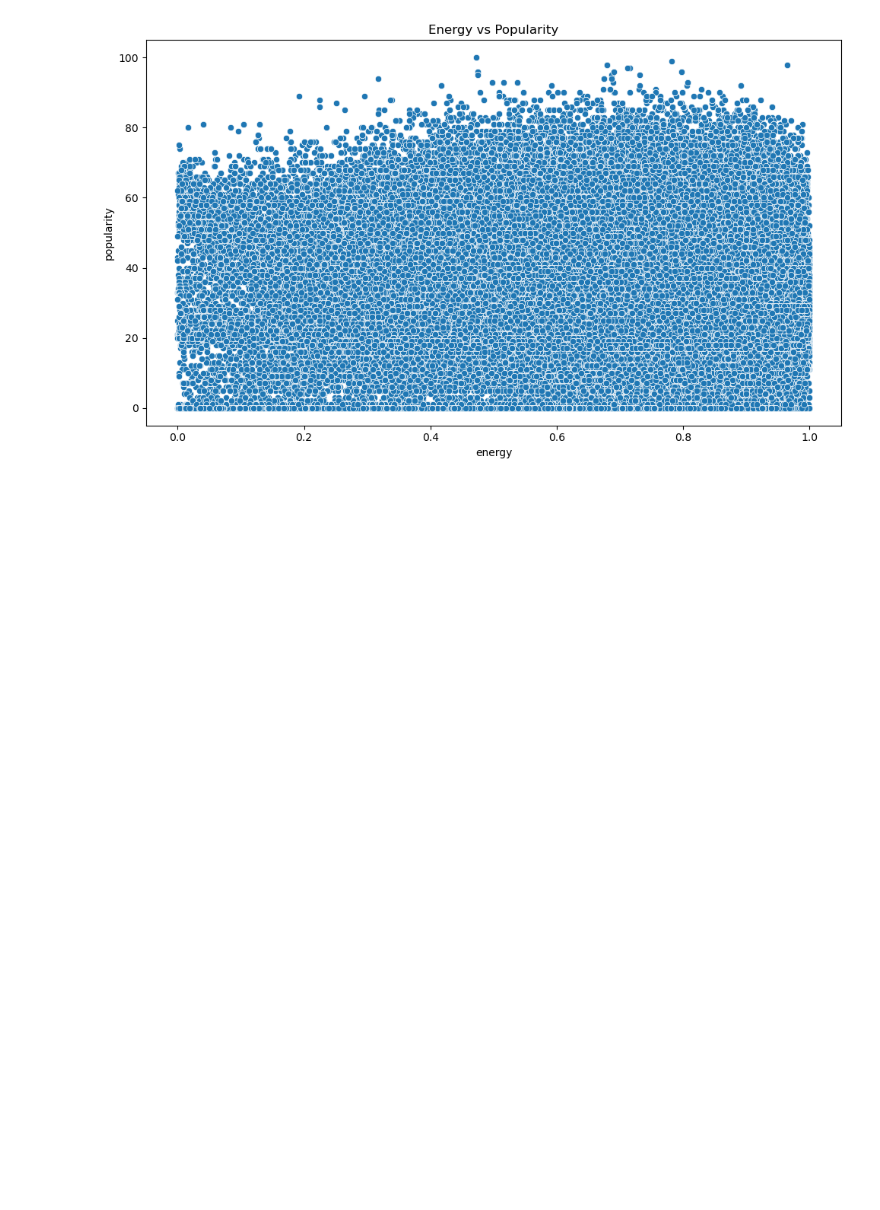
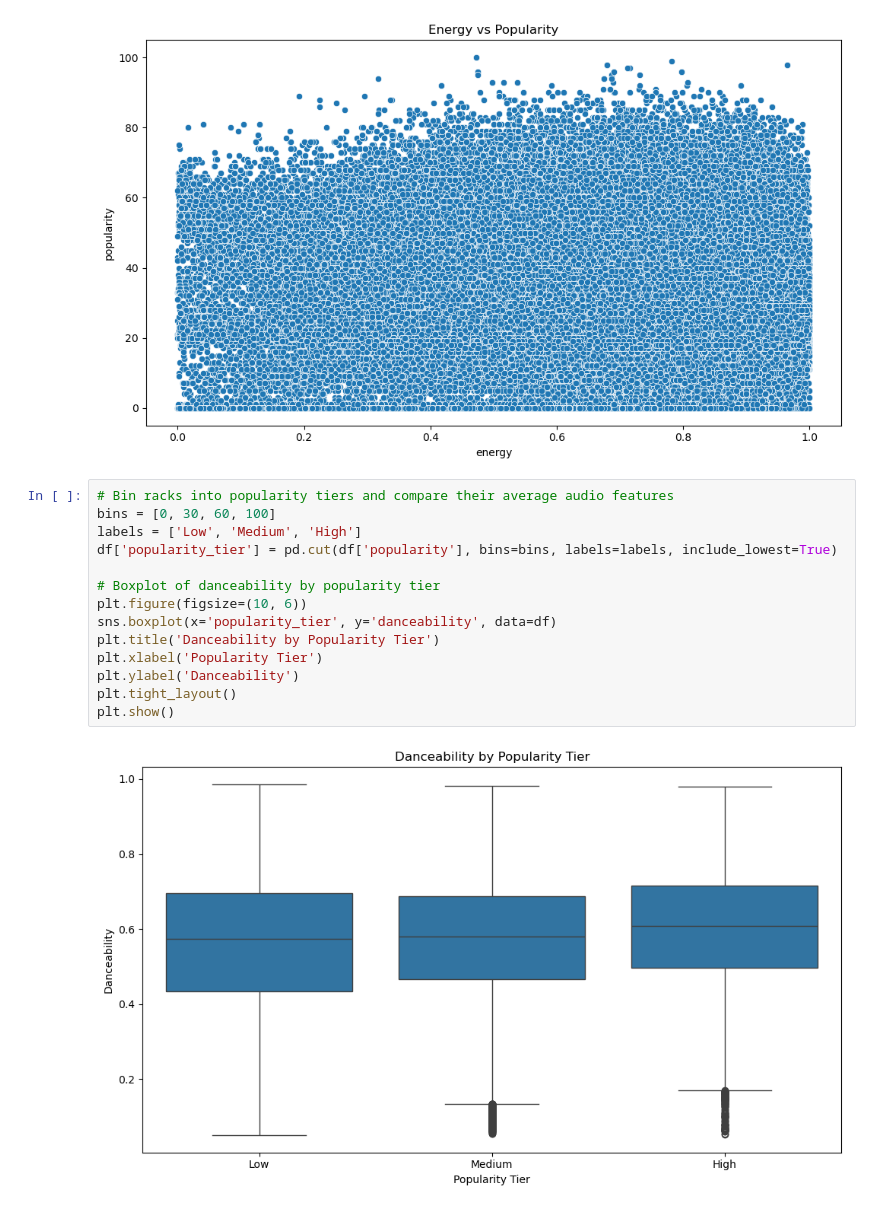
Before and after one commit to DerekHickey6/ml-mini-projects, a Jupyter notebook: eda-portfolio/notebooks/spotify_eda.ipynb, the cells around one changed output. Cells and saved outputs as stored; diff of their text form; blank space fills up the shorter version.

Commit message:
plot popularity tiers and danceability

```diff
--- a/eda-portfolio/notebooks/spotify_eda.ipynb
+++ b/eda-portfolio/notebooks/spotify_eda.ipynb
@@ -223,3 +223,19 @@ plt.tight_layout()
 plt.show()
 # %% [output]
 [figure]
+# %%
+# Bin racks into popularity tiers and compare their average audio features
+bins = [0, 30, 60, 100]
+labels = ['Low', 'Medium', 'High']
+df['popularity_tier'] = pd.cut(df['popularity'], bins=bins, labels=labels, include_lowest=True)
+
+# Boxplot of danceability by popularity tier
+plt.figure(figsize=(10, 6))
+sns.boxplot(x='popularity_tier', y='danceability', data=df)
+plt.title('Danceability by Popularity Tier')
+plt.xlabel('Popularity Tier')
+plt.ylabel('Danceability')
+plt.tight_layout()
+plt.show()
+# %% [output]
+[figure, added]
```
Also changed, not shown: parts of 1 cell of this notebook.
